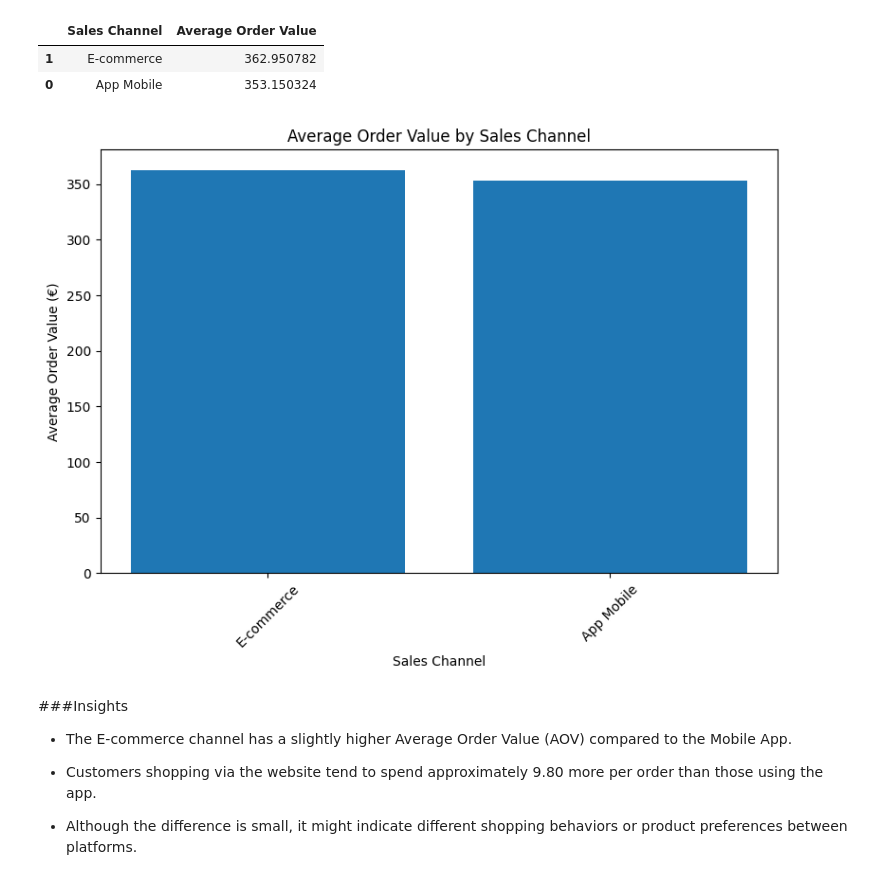
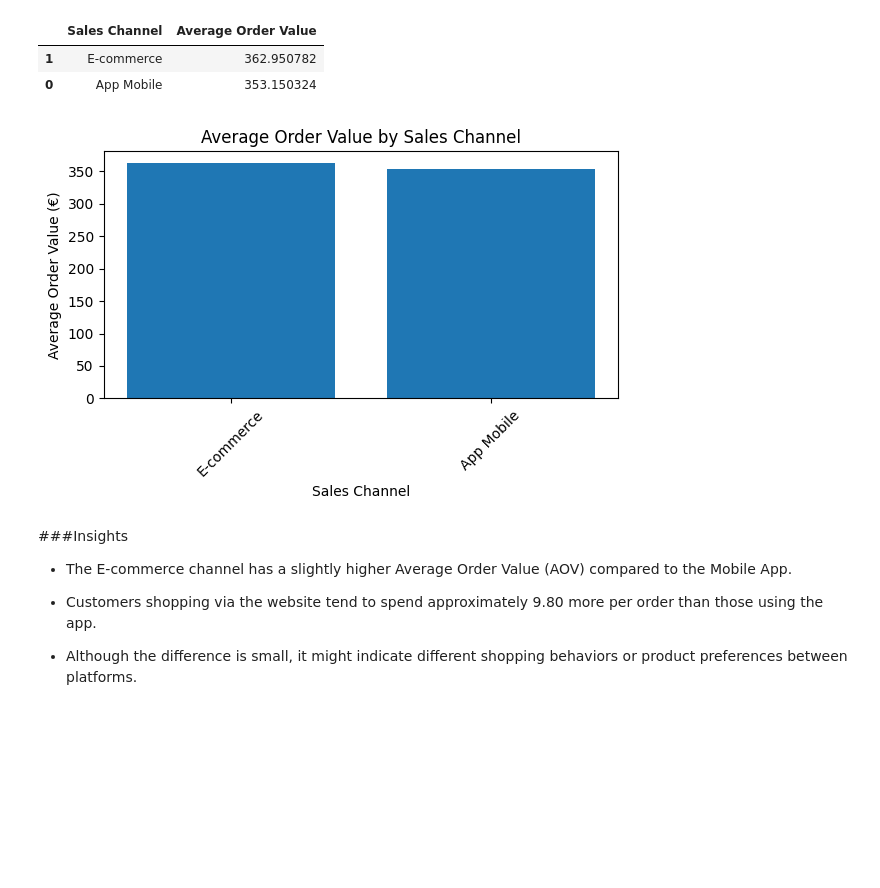
Before and after one commit to joycemsm/fashion-store-analysis, a Jupyter notebook: sales_analysis_Python.ipynb, the cells around one changed output. Saved outputs shown, nothing was run; the diff lists cells and outputs as text; code cells hidden in the pictures; blank space fills up the shorter version.

```diff
--- a/sales_analysis_Python.ipynb
+++ b/sales_analysis_Python.ipynb
@@ -238,16 +241,16 @@ channel_avg_order_value
 | 0 | App Mobile | 353.150324 |
 # %%
 # Plot bar chart
-plt.figure(figsize=(8, 6))
+plt.figure(figsize=(6, 4))
 plt.bar(channel_avg_order_value['Sales Channel'], channel_avg_order_value['Average Order Value'])
 plt.title('Average Order Value by Sales Channel')
 plt.ylabel('Average Order Value (€)')
 plt.xlabel('Sales Channel')
 plt.xticks(rotation=45)
 plt.tight_layout()
 plt.show()
 # %% [output]
-[figure, old version]
+[figure, new version]
 # %% [markdown]
 ###Insights
 
```
Also changed, not shown: parts of 5 cells of this notebook.
